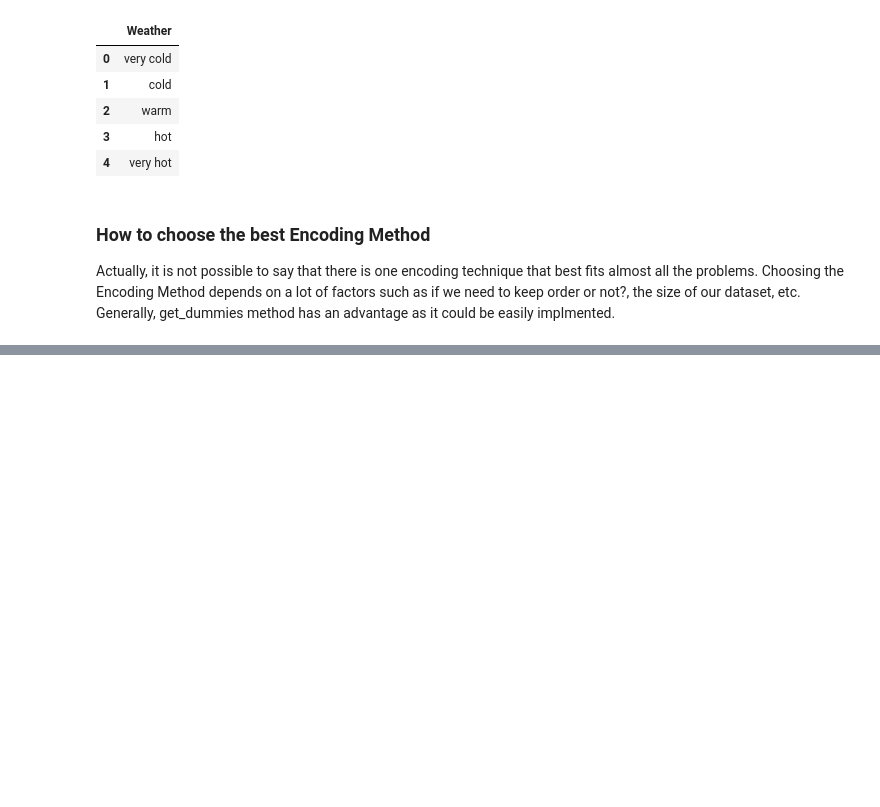
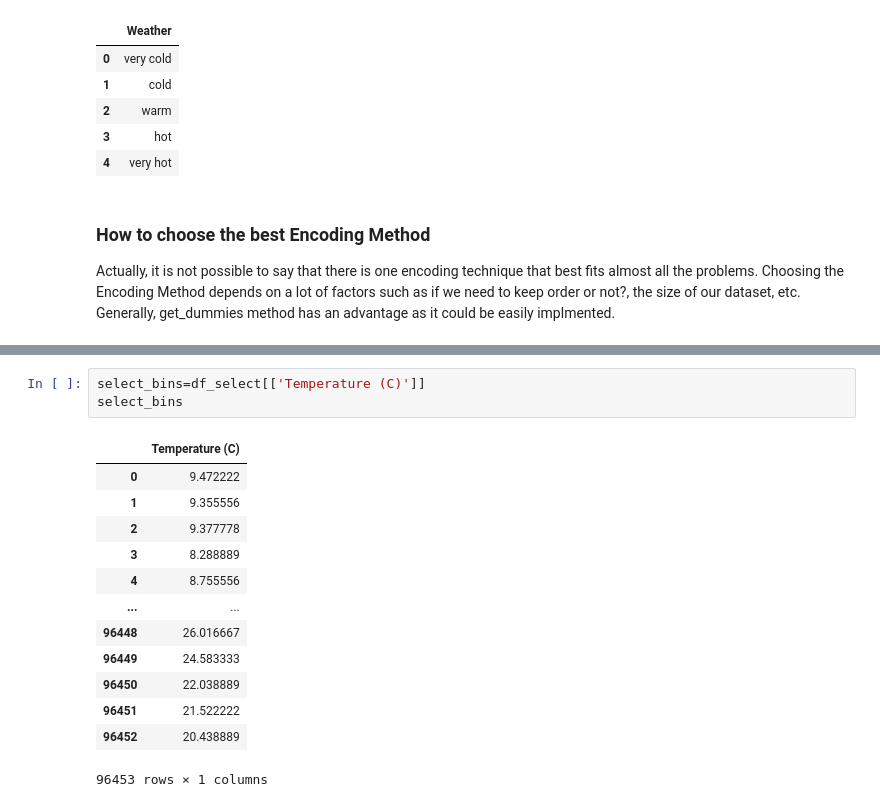
Before and after one commit to badiaamakhlouf/Feature_Engineering_And_Extraction, a Jupyter notebook: feature_engineering_and_variable_transormation.ipynb, the cells around one changed output, grey strips where cells are left out. Drawn from its saved outputs; the diff is of its cells as text; blank space fills up the shorter version.

```diff
--- a/feature_engineering_and_variable_transormation.ipynb
+++ b/feature_engineering_and_variable_transormation.ipynb
@@ -512,0 +520,17 @@ Generally, get_dummies method has an advantage as it could be easily implmented.
+# %%
+select_bins=df_select[['Temperature (C)']]
+select_bins
+# %% [output]
+|  | Temperature (C) |
+| 0 | 9.472222 |
+| 1 | 9.355556 |
+| 2 | 9.377778 |
+| 3 | 8.288889 |
+| 4 | 8.755556 |
+| ... | ... |
+| 96448 | 26.016667 |
+| 96449 | 24.583333 |
+| 96450 | 22.038889 |
+| 96451 | 21.522222 |
+| 96452 | 20.438889 |
+96453 rows × 1 columns
```
Also changed, not shown: parts of 47 cells of this notebook.
